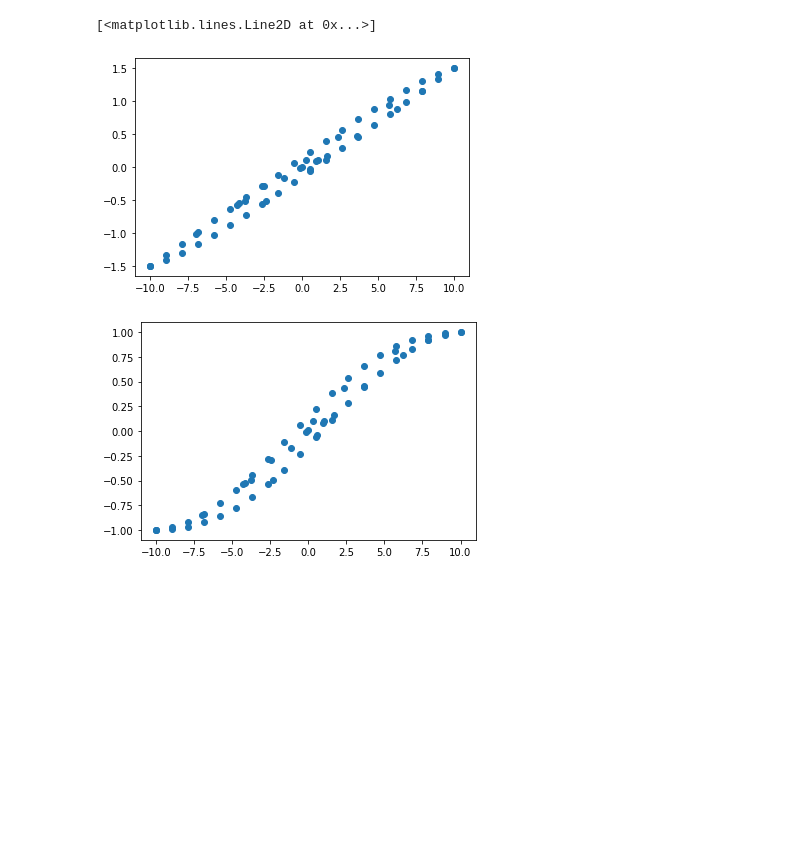
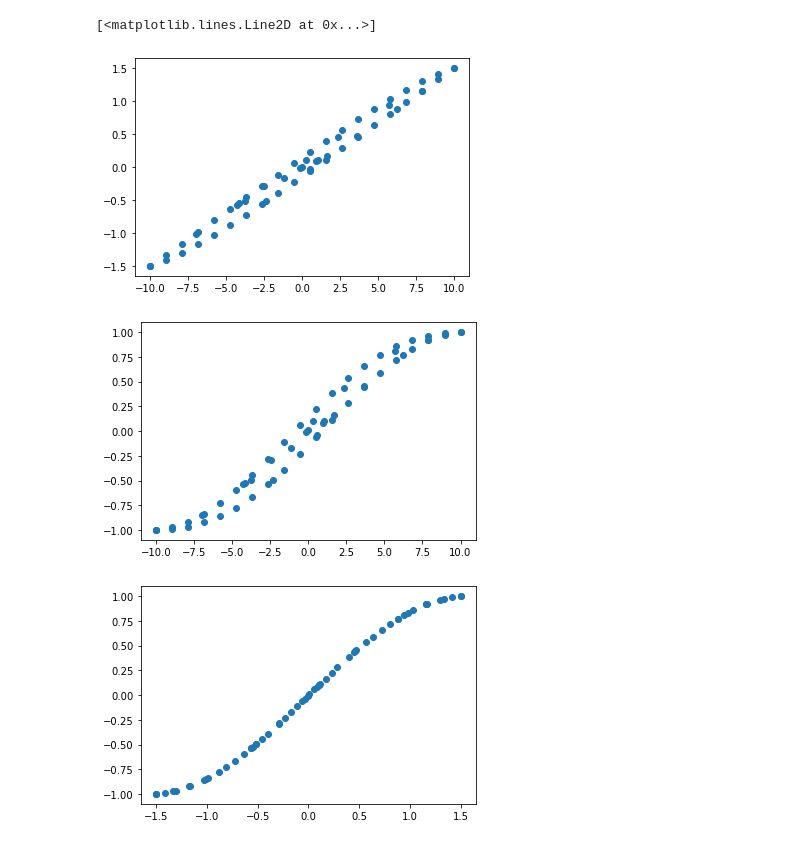
Before and after one commit to roussel-ryan/diff_hysteresis, a Jupyter notebook: fitting/toy/hybrid.ipynb, the cells around one changed output. Cells and saved outputs as stored; diff of their text form; code cells hidden in the pictures; blank space fills up the shorter version.

```diff
--- a/fitting/toy/hybrid.ipynb
+++ b/fitting/toy/hybrid.ipynb
@@ -25,12 +25,16 @@ def load():
 # %%
 train_x, train_m, train_y, toy_model = load()
 plt.figure()
 plt.plot(train_x, train_m, 'o')
 
 plt.figure()
 plt.plot(train_x, train_y,'o')
+
+plt.figure()
+plt.plot(train_m, train_y,'o')
 # %% [output]
 [<matplotlib.lines.Line2D at 0x...>]
 [figure]
 [figure]
+[figure, added]
 # %%
```
Also changed, not shown: parts of 5 cells of this notebook, 7 other files.
